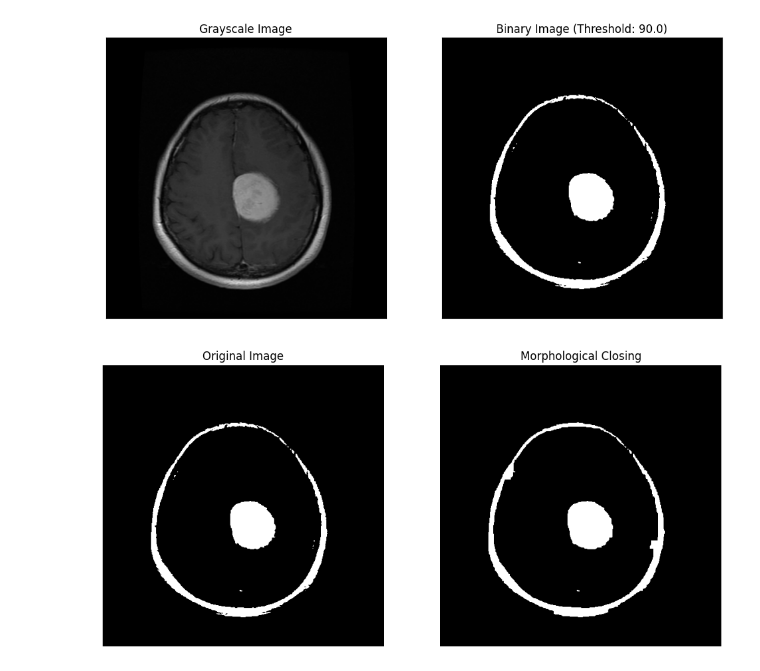
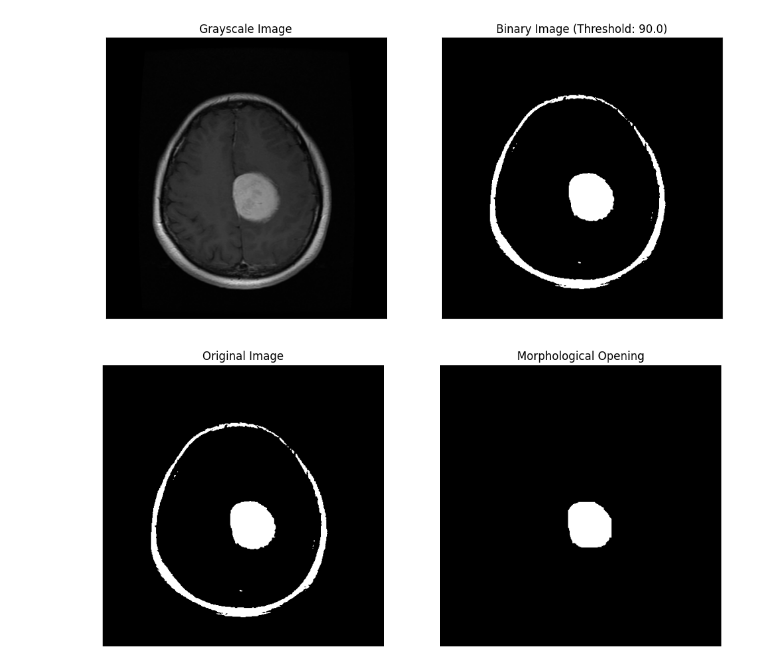
Before and after one commit to waiee/Brain-Tumor-Segmentation, a Jupyter notebook: main.ipynb, the cells around one changed output. Drawn from its saved outputs; the diff is of its cells as text; code cells hidden in the pictures.

```diff
--- a/main.ipynb
+++ b/main.ipynb
@@ -22,22 +22,22 @@ plt.show()
 [figure]
 # %%
 # morphological operations
-kernel = np.ones((3, 3), np.uint8)
-closing = cv2.morphologyEx(th1, cv2.MORPH_CLOSE, kernel, iterations=7)
+kernel = np.ones((5, 5), np.uint8)
+closing = cv2.morphologyEx(th1, cv2.MORPH_OPEN, kernel, iterations=7)
 
 # Display the original and the result
 plt.figure(figsize=(12, 6))
 
 plt.subplot(1, 2, 1)
 plt.title('Original Image')
 plt.imshow(th1, cmap='gray')
 plt.axis('off')
 
 plt.subplot(1, 2, 2)
-plt.title('Morphological Closing')
+plt.title('Morphological Opening')
 plt.imshow(closing, cmap='gray')
 plt.axis('off')
 
 plt.show()
 # %% [output]
-[figure, old version]
+[figure, new version]
```
